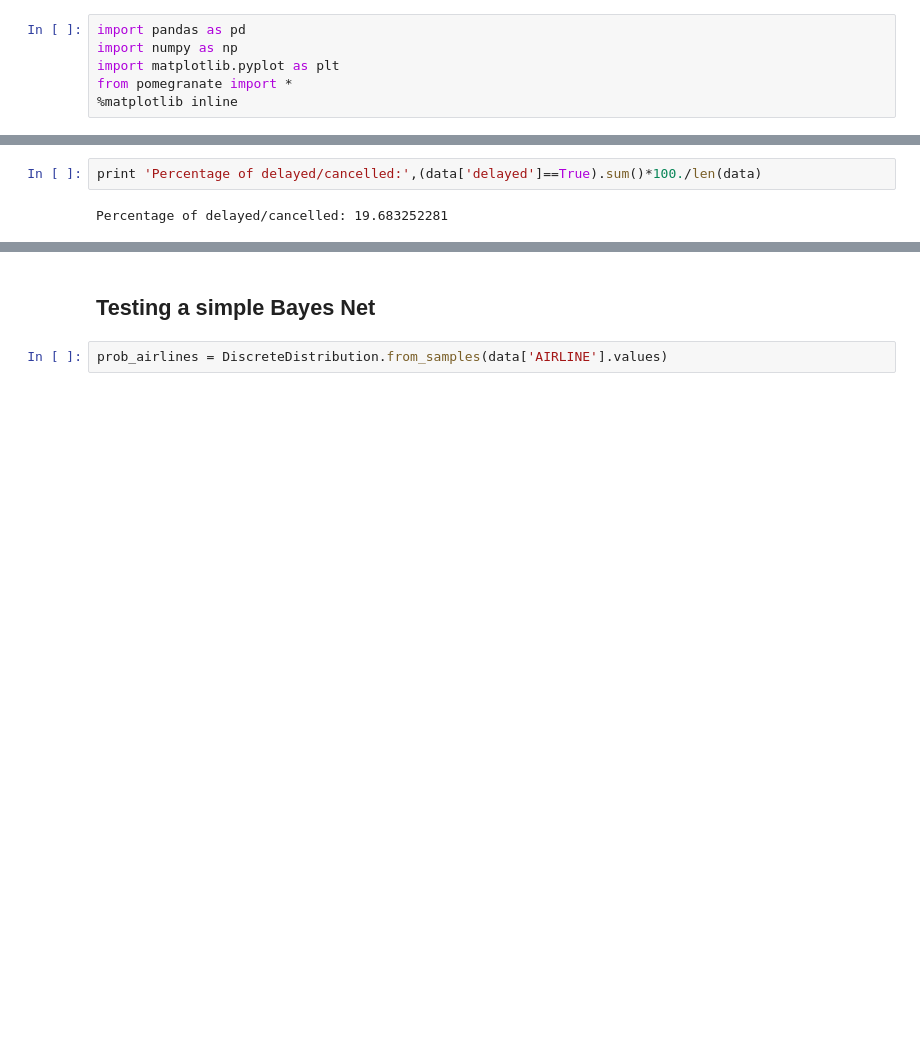
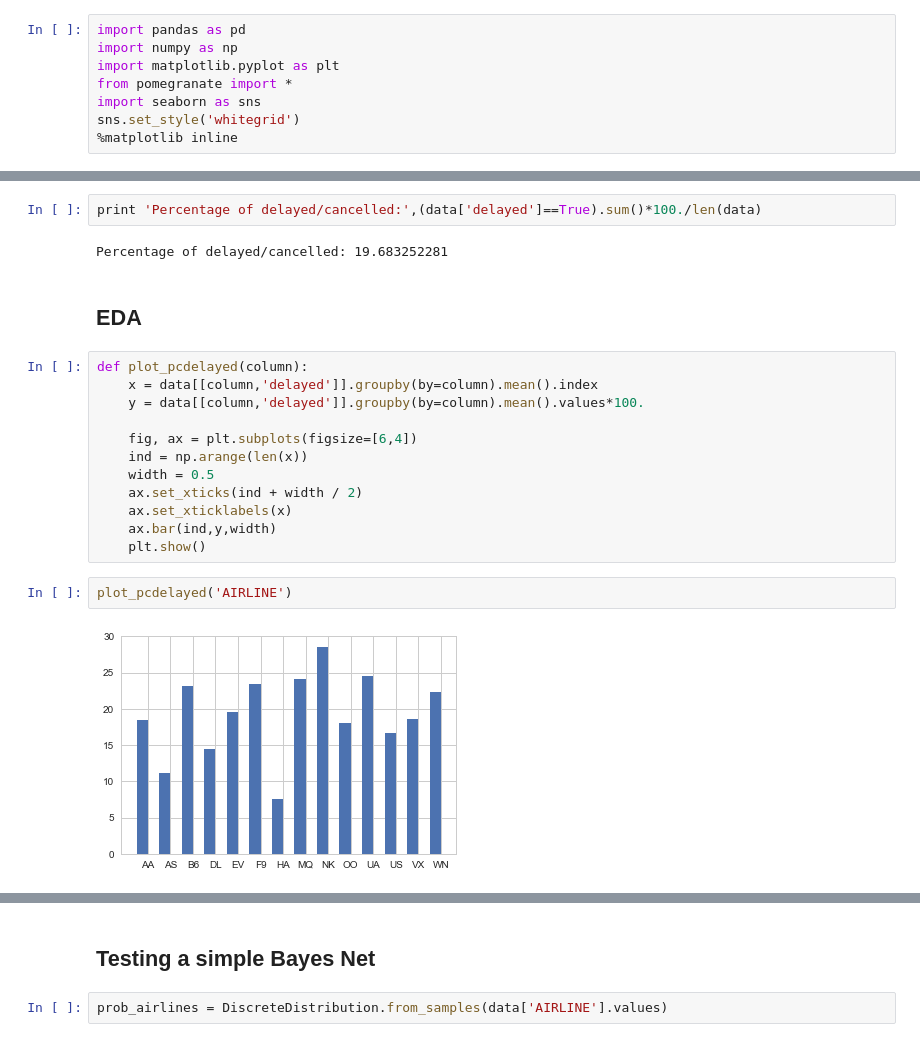
Before and after one commit to nnvutisa/flight_delay, a Jupyter notebook: flight_delay.ipynb, the cells around one changed output, grey strips where cells are left out. Saved outputs shown, nothing was run; the diff lists cells and outputs as text; blank space fills up the shorter version.

```diff
--- a/flight_delay.ipynb
+++ b/flight_delay.ipynb
@@ -5,6 +5,8 @@ import pandas as pd
 import numpy as np
 import matplotlib.pyplot as plt
 from pomegranate import *
+import seaborn as sns
+sns.set_style('whitegrid')
 %matplotlib inline
 # %%
 #Read flight data for the year 2015
@@ -111,3 +121,21 @@ data['delayed'] = (data['DEPARTURE_DELAY']>=15.)|(data['CANCELLED']==1)
 print 'Percentage of delayed/cancelled:',(data['delayed']==True).sum()*100./len(data)
 # %% [output]
 Percentage of delayed/cancelled: 19.683252281
+# %% [markdown]
+## EDA
+# %%
+def plot_pcdelayed(column):
+    x = data[[column,'delayed']].groupby(by=column).mean().index
+    y = data[[column,'delayed']].groupby(by=column).mean().values*100.
+
+    fig, ax = plt.subplots(figsize=[6,4])
+    ind = np.arange(len(x))
+    width = 0.5
+    ax.set_xticks(ind + width / 2)
+    ax.set_xticklabels(x)
+    ax.bar(ind,y,width)
+    plt.show()
+# %%
+plot_pcdelayed('AIRLINE')
+# %% [output]
+[figure, added]
```
Also changed, not shown: parts of 7 cells of this notebook, 1 other file.
